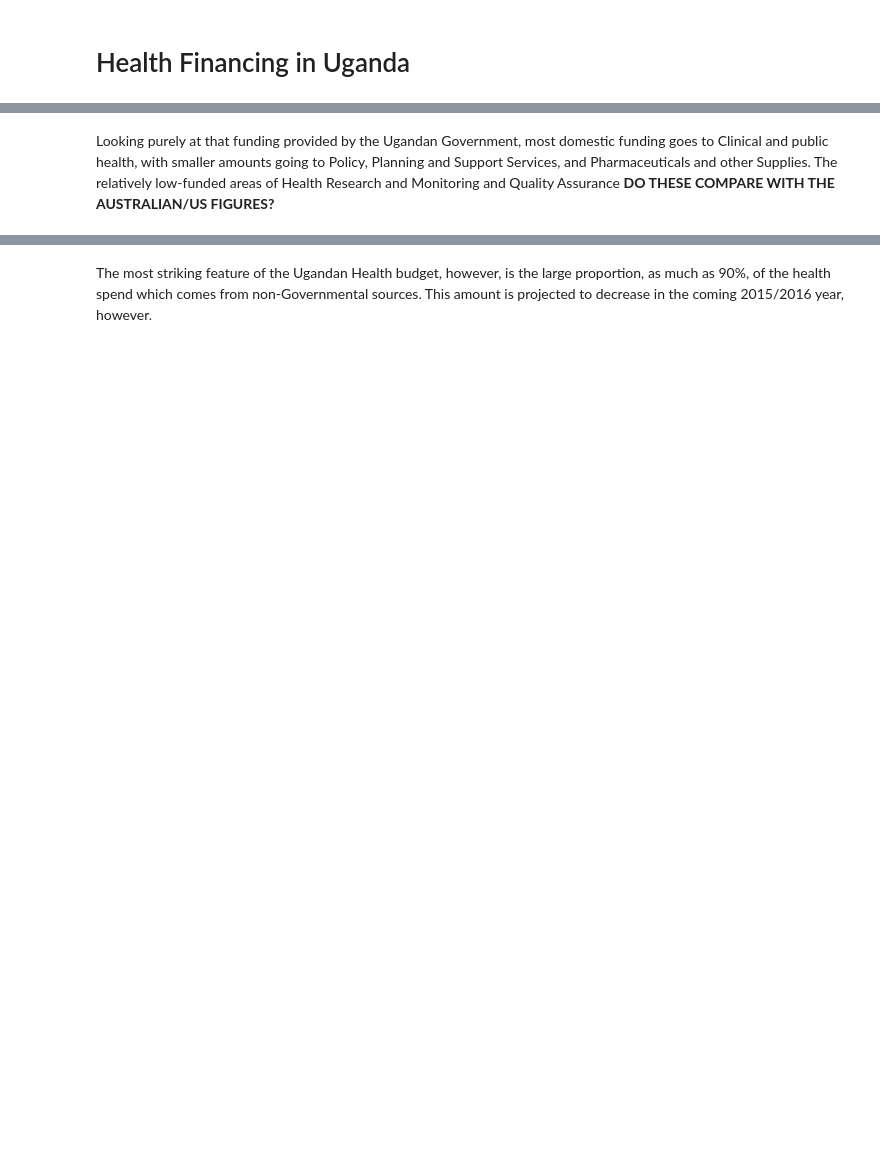
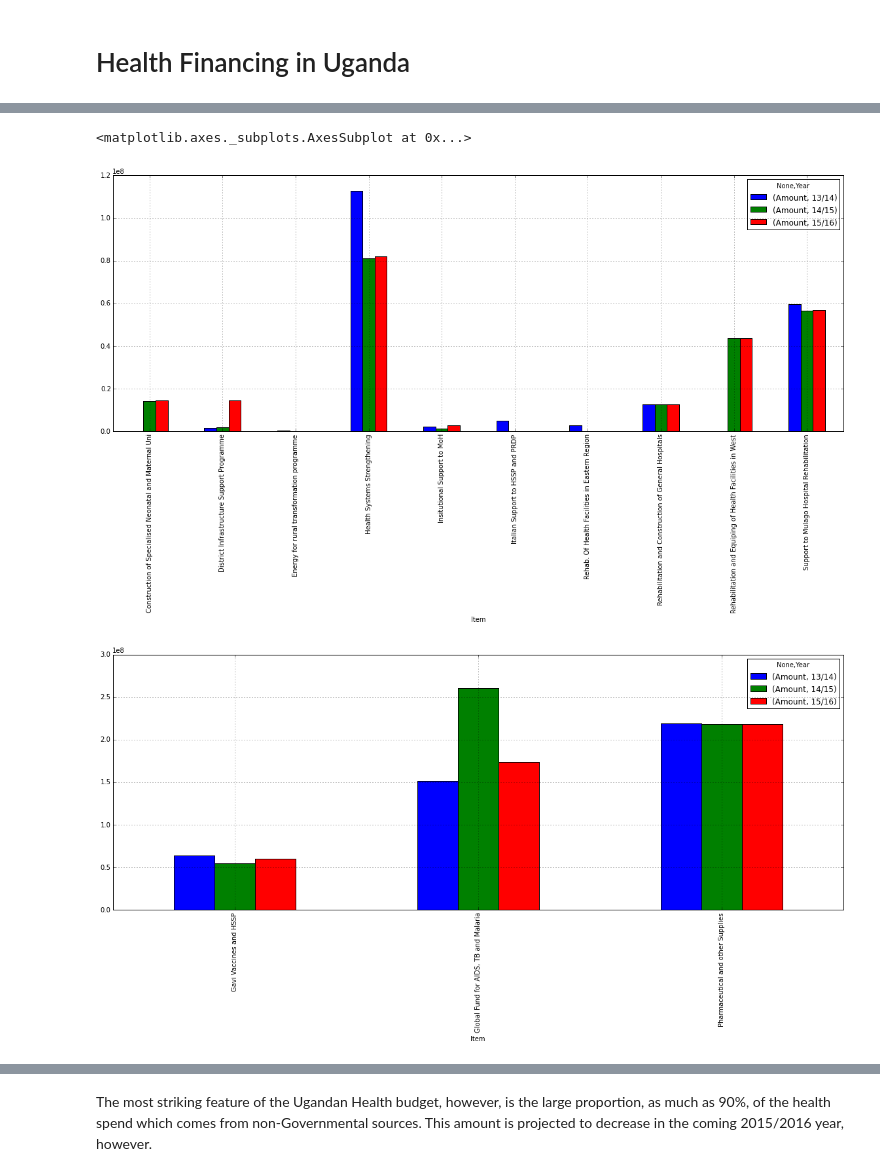
Before and after one commit to forsakendaemon/uganda, a Jupyter notebook: Uganda Health Financing.ipynb, the cells around one changed output, grey strips where cells are left out. Saved outputs shown, nothing was run; the diff lists cells and outputs as text; code cells hidden in the pictures; blank space fills up the shorter version.

```diff
--- a/Uganda Health Financing.ipynb
+++ b/Uganda Health Financing.ipynb
@@ -66,2 +74,8 @@ plot15.legend(["External", "Internal"])
-# %% [markdown]
-Looking purely at that funding provided by the Ugandan Government, most domestic funding goes to Clinical and public health, with smaller amounts going to Policy, Planning and Support Services, and Pharmaceuticals and other Supplies. The relatively low-funded areas of Health Research and Monitoring and Quality Assurance **DO THESE COMPARE WITH THE AUSTRALIAN/US FIGURES?**
+# %%
+health_budget[health_budget['Function'] == "Health systems development"].groupby(['Item','Year']).aggregate(np.sum).unstack().fillna(0).plot(kind="bar", figsize=(20,7))
+health_budget[health_budget['Function'] == "Policy, Planning and Support Services"].groupby(['Item','Year']).aggregate(np.sum).unstack().fillna(0).plot(kind="bar", figsize=(20,7))
+health_budget[health_budget['Function'] == "Primary Healthcare"].groupby(['Item','Year']).aggregate(np.sum).unstack().fillna(0).plot(kind="bar", figsize=(20,7))
+# %% [output]
+<matplotlib.axes._subplots.AxesSubplot at 0x...>
+[figure, added]
+[figure, added]
```
Also changed, not shown: parts of 15 cells of this notebook.
